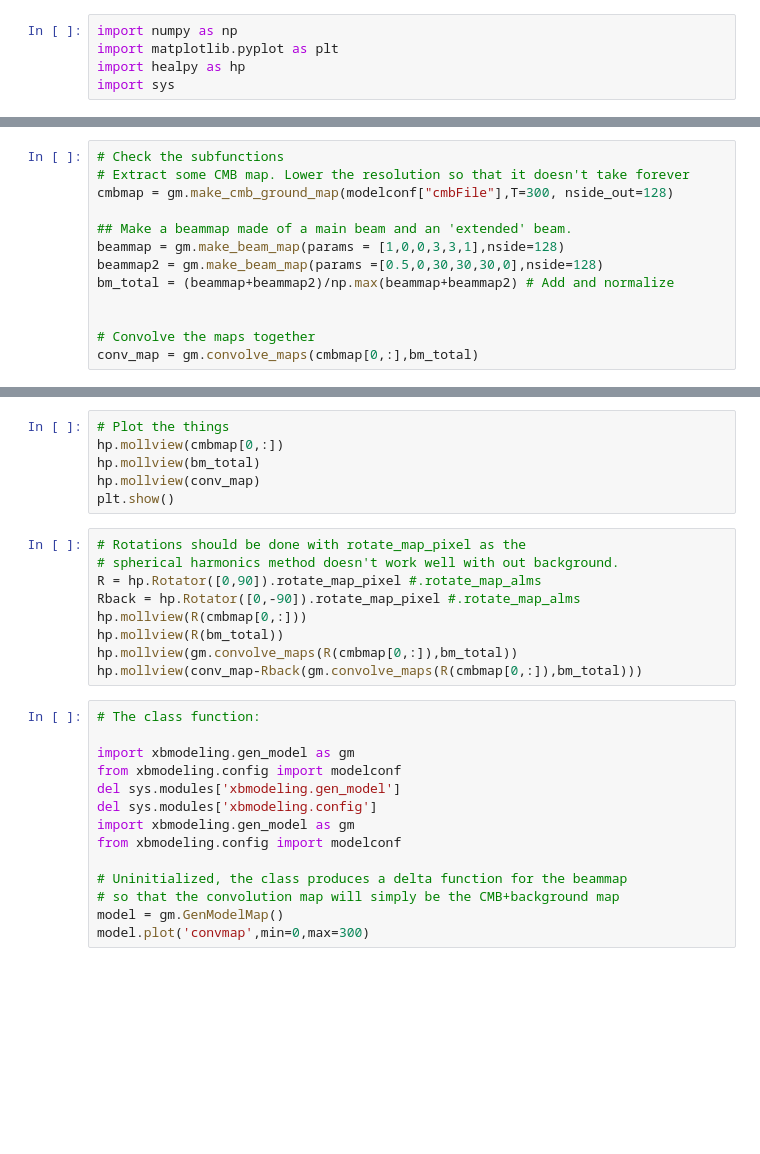
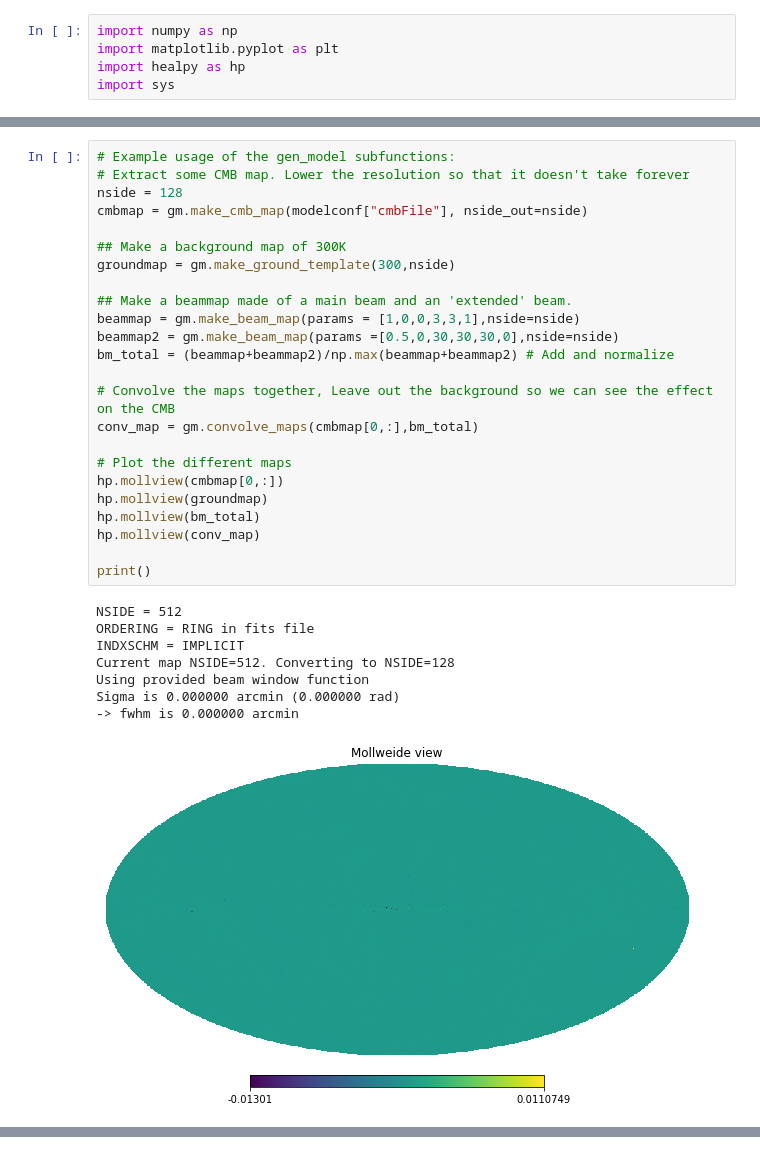
Before and after one commit to phys201/extended-beam-modeling, a Jupyter notebook: model_test.ipynb, the cells around one changed output, grey strips where cells are left out. Saved outputs shown, nothing was run; the diff lists cells and outputs as text; blank space fills up the shorter version.

```diff
--- a/model_test.ipynb
+++ b/model_test.ipynb
@@ -15,13 +24,33 @@ from xbmodeling.config import modelconf
 # %%
-# Check the subfunctions
+# Example usage of the gen_model subfunctions:
 # Extract some CMB map. Lower the resolution so that it doesn't take forever
-cmbmap = gm.make_cmb_ground_map(modelconf["cmbFile"],T=300, nside_out=128)
+nside = 128
+cmbmap = gm.make_cmb_map(modelconf["cmbFile"], nside_out=nside)
+
+## Make a background map of 300K
+groundmap = gm.make_ground_template(300,nside)
 
 ## Make a beammap made of a main beam and an 'extended' beam.
-beammap = gm.make_beam_map(params = [1,0,0,3,3,1],nside=128)
-beammap2 = gm.make_beam_map(params =[0.5,0,30,30,30,0],nside=128)
+beammap = gm.make_beam_map(params = [1,0,0,3,3,1],nside=nside)
+beammap2 = gm.make_beam_map(params =[0.5,0,30,30,30,0],nside=nside)
 bm_total = (beammap+beammap2)/np.max(beammap+beammap2) # Add and normalize
 
+# Convolve the maps together, Leave out the background so we can see the effect on the CMB
+conv_map = gm.convolve_maps(cmbmap[0,:],bm_total)
 
-# Convolve the maps together
-conv_map = gm.convolve_maps(cmbmap[0,:],bm_total)
+# Plot the different maps
+hp.mollview(cmbmap[0,:])
+hp.mollview(groundmap)
+hp.mollview(bm_total)
+hp.mollview(conv_map)
+
+print()
+# %% [output]
+NSIDE = 512
+ORDERING = RING in fits file
+INDXSCHM = IMPLICIT
+Current map NSIDE=512. Converting to NSIDE=128
+Using provided beam window function
+Sigma is 0.000000 arcmin (0.000000 rad)
+-> fwhm is 0.000000 arcmin
+[figure, added]
@@ -28,29 +59,0 @@ conv_map = gm.convolve_maps(cmbmap[0,:],bm_total)
-# %%
-# Plot the things
-hp.mollview(cmbmap[0,:])
-hp.mollview(bm_total)
-hp.mollview(conv_map)
-plt.show()
-# %%
-# Rotations should be done with rotate_map_pixel as the
-# spherical harmonics method doesn't work well with out background.
-R = hp.Rotator([0,90]).rotate_map_pixel #.rotate_map_alms
-Rback = hp.Rotator([0,-90]).rotate_map_pixel #.rotate_map_alms
-hp.mollview(R(cmbmap[0,:]))
-hp.mollview(R(bm_total))
-hp.mollview(gm.convolve_maps(R(cmbmap[0,:]),bm_total))
-hp.mollview(conv_map-Rback(gm.convolve_maps(R(cmbmap[0,:]),bm_total)))
-# %%
-# The class function:
-
-import xbmodeling.gen_model as gm
-from xbmodeling.config import modelconf
-del sys.modules['xbmodeling.gen_model']
-del sys.modules['xbmodeling.config']
-import xbmodeling.gen_model as gm
-from xbmodeling.config import modelconf
-
-# Uninitialized, the class produces a delta function for the beammap
-# so that the convolution map will simply be the CMB+background map
-model = gm.GenModelMap()
-model.plot('convmap',min=0,max=300)
```
Also changed, not shown: parts of 18 cells of this notebook, 6 other files.
